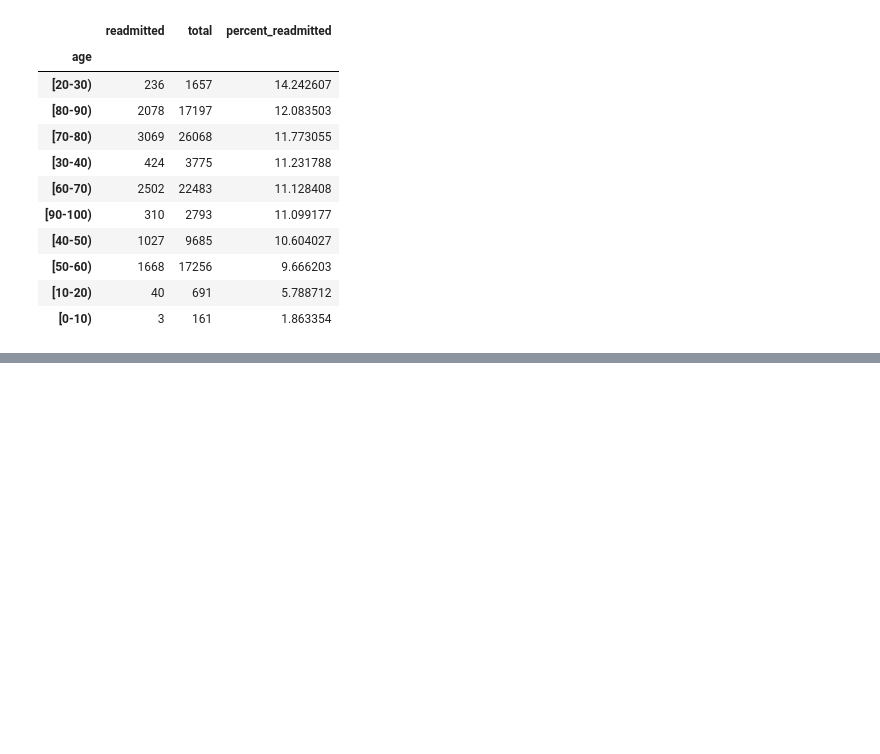
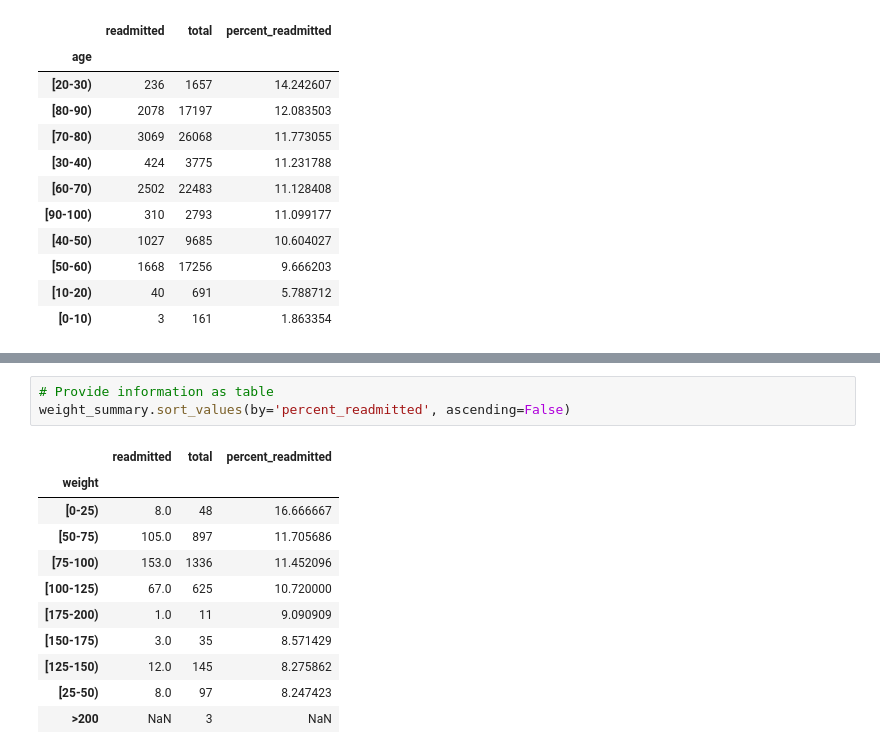
Before and after one commit to JamesSchonknecht/diabetes_project, a Jupyter notebook: scripts/2_Readmission_Analysis.ipynb, the cells around one changed output, grey strips where cells are left out. Drawn from its saved outputs; the diff is of its cells as text; blank space fills up the shorter version.

```diff
--- a/scripts/2_Readmission_Analysis.ipynb
+++ b/scripts/2_Readmission_Analysis.ipynb
@@ -311,0 +379,15 @@ There is a decrease in mortality rate for the oldest age bracket `90-100` (11.1%
+# %%
+# Provide information as table
+weight_summary.sort_values(by='percent_readmitted', ascending=False)
+# %% [output]
+|  | readmitted | total | percent_readmitted |
+| weight |  |  |  |
+| [0-25) | 8.0 | 48 | 16.666667 |
+| [50-75) | 105.0 | 897 | 11.705686 |
+| [75-100) | 153.0 | 1336 | 11.452096 |
+| [100-125) | 67.0 | 625 | 10.720000 |
+| [175-200) | 1.0 | 11 | 9.090909 |
+| [150-175) | 3.0 | 35 | 8.571429 |
+| [125-150) | 12.0 | 145 | 8.275862 |
+| [25-50) | 8.0 | 97 | 8.247423 |
+| >200 | NaN | 3 | NaN |
```
Also changed, not shown: parts of 13 cells of this notebook.
